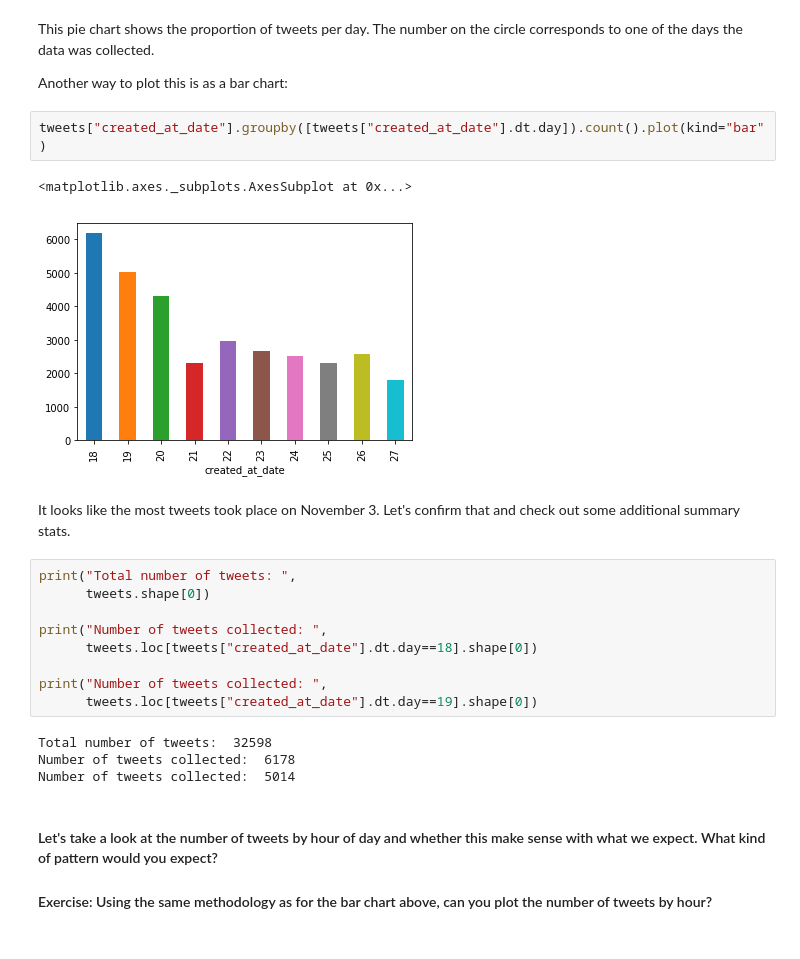
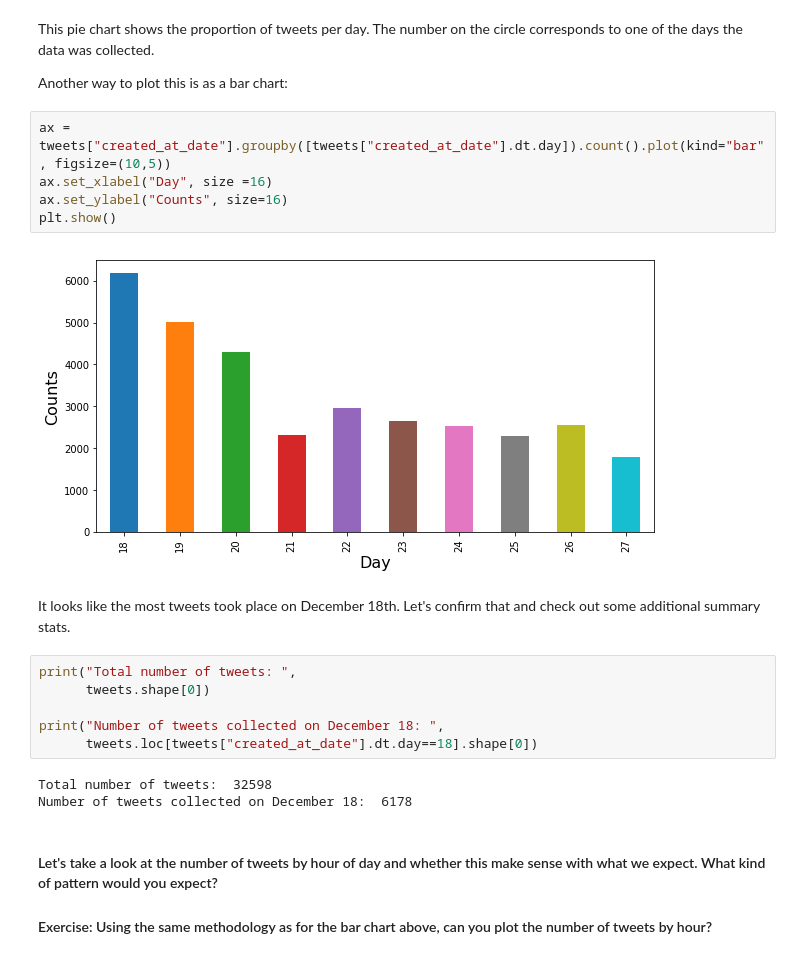
Before and after one commit to cybera/data-science-for-entrepreneurs-workshops, a Jupyter notebook: 2.Exploring_data.ipynb, the cells around one changed output. Drawn from its saved outputs; the diff is of its cells as text.

```diff
--- a/2.Exploring_data.ipynb
+++ b/2.Exploring_data.ipynb
@@ -198,25 +198,23 @@ This pie chart shows the proportion of tweets per day. The number on the circle
 
 Another way to plot this is as a bar chart:
 # %%
-tweets["created_at_date"].groupby([tweets["created_at_date"].dt.day]).count().plot(kind="bar")
+ax = tweets["created_at_date"].groupby([tweets["created_at_date"].dt.day]).count().plot(kind="bar", figsize=(10,5))
+ax.set_xlabel("Day", size =16)
+ax.set_ylabel("Counts", size=16)
+plt.show()
 # %% [output]
-<matplotlib.axes._subplots.AxesSubplot at 0x...>
-[figure, old version]
+[figure, new version]
 # %% [markdown]
-It looks like the most tweets took place on November 3. Let's confirm that and check out some additional summary stats.
+It looks like the most tweets took place on December 18th. Let's confirm that and check out some additional summary stats.
 # %%
 print("Total number of tweets: ",
       tweets.shape[0])
 
-print("Number of tweets collected: ",
+print("Number of tweets collected on December 18: ",
       tweets.loc[tweets["created_at_date"].dt.day==18].shape[0])
-
-print("Number of tweets collected: ",
-      tweets.loc[tweets["created_at_date"].dt.day==19].shape[0])
 # %% [output]
 Total number of tweets:  32598
-Number of tweets collected:  6178
-Number of tweets collected:  5014
+Number of tweets collected on December 18:  6178
 # %% [markdown]
 #### Let's take a look at the number of tweets by hour of day and whether this make sense with what we expect. What kind of pattern would you expect?
 
```
Also changed, not shown: parts of 9 cells of this notebook, 4 other files.
